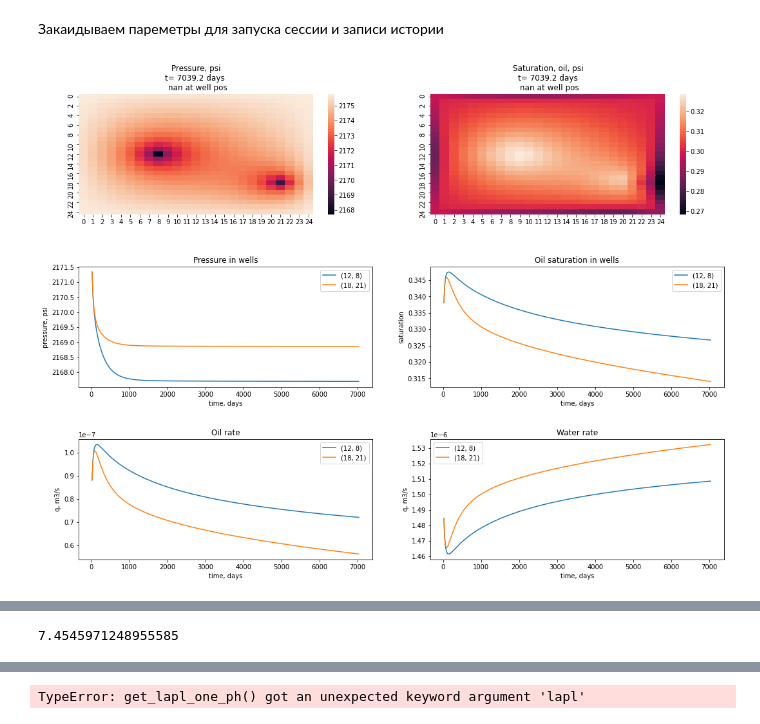
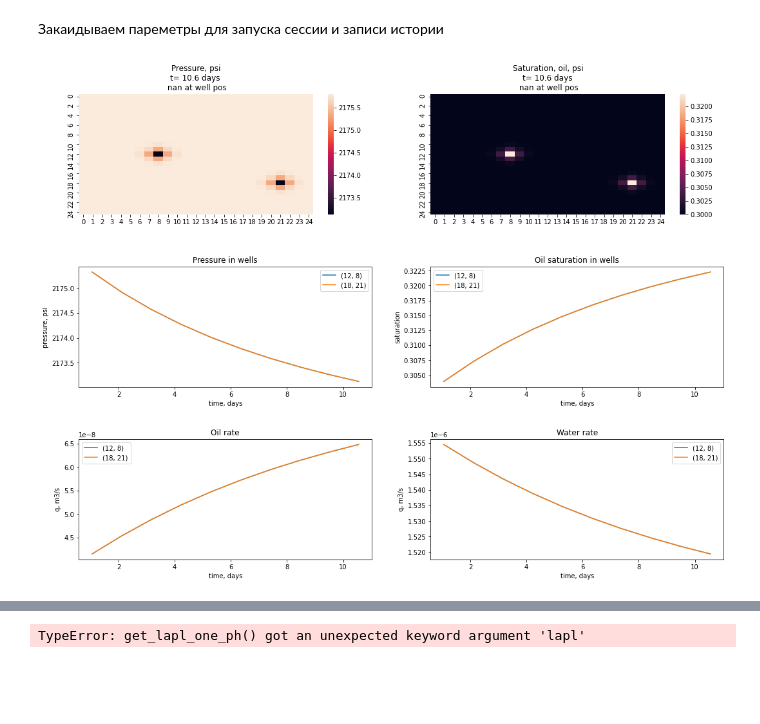
Before and after one commit to lemikhovalex/ReservoirModel, a Jupyter notebook: now_do_simple_models/06_2d_2liq_numpy.ipynb, the cells around one changed output, grey strips where cells are left out. Drawn from its saved outputs; the diff is of its cells as text; code cells hidden in the pictures; blank space fills up the shorter version.

```diff
--- a/now_do_simple_models/06_2d_2liq_numpy.ipynb
+++ b/now_do_simple_models/06_2d_2liq_numpy.ipynb
@@ -106,9 +106,3 @@ from reservoir import get_lapl_one_ph
 # %%
 lapl_w = np.zeros((prop.nx * prop.ny, prop.nx * prop.ny))
 lapl_o = np.zeros((prop.nx * prop.ny, prop.nx * prop.ny))
-# %%
-lapl_w, si_w = get_lapl_one_ph(p=p, s=s_w, ph='w', prop=prop)
-lapl_o, si_o = get_lapl_one_ph(p=p, s=s_o, ph='o', prop=prop)
-# %%
-for i in tqdm(range(9)):
-    lapl_o, si_o = get_lapl_one_ph(p=p, s=s_o, ph='o', prop=prop)
@@ -149,11 +138,11 @@ nxny_eye = np.eye(nx*ny)
 # %% [markdown]
 Закаидываем пареметры для запуска сессии и записи истории
 # %%
-n_iter = int(1e5)
+n_iter = int(5e3)
 p_ex = np.ones((nx, 1)) * p_0
 t = 0
 xs = list((np.linspace(0, nx-1, nx) + dx/2) * dx)
-plot_freq = int(5e1)
+plot_freq = int(4e1)
 times = []
 p_well_hist = {}
 s_o_well_hist = {}
@@ -167,11 +158,11 @@ for w in pos_r:
 # %%
 %%time
-for i in tqdm(range(1, n_iter)):
+for i in tqdm(n_iter):
     # gonna increase time step
     # matrixes depends on saturation
-    dt_comp_sat = (dx * dy * d *(s_o.v) * c_o + s_w.v * c_w + np.ones((nx*ny, 1)) * c_r)
-    _ = get_j_matrix(p=p, s=s_o, pos_r=pos_r, ph='o', prop=prop, j_matr=j_o)
-    _ = get_j_matrix(p=p, s=s_w, pos_r=pos_r, ph='w', prop=prop, j_matr=j_w)
+    dt_comp_sat = (dx * dy * d *s_o.v * c_o + dx * dy * d * s_w.v * c_w + np.ones((nx*ny, 1)) * c_r)
+    _ = get_j_matrix(s=s_o, p=p, pos_r=pos_r, ph='o', prop=prop, j_matr=j_o)
+    _ = get_j_matrix(s=s_w, p=p, pos_r=pos_r, ph='w', prop=prop, j_matr=j_w)
     lapl_w, si_w = get_lapl_one_ph(p=p, s=s_w, ph='w', prop=prop)
     lapl_o, si_o = get_lapl_one_ph(p=p, s=s_o, ph='o', prop=prop)
     _ = get_q_bound(p, s_w, 'w', prop, q_b=q_bound_w)
@@ -224,31 +215,31 @@ for i in tqdm(range(1, n_iter)):
         sns.heatmap(s_o.v.reshape((nx, ny)), ax=ax[0][1], cbar=True, fmt=".2f")
         ax[0][1].set_title(f'Saturation, oil, psi\nt={t: .1f} days\n nan at well pos')
 
         for w in pos_r:
             ax[1][0].plot(times, p_well_hist[w] , label=f'{w}')
             ax[1][1].plot(times, s_o_well_hist[w] , label=f'{w}')
             ax[2][0].plot(times, q_o_hist[w] , label=f'{w}')
             ax[2][1].plot(times, q_w_hist[w] , label=f'{w}')
         ax[1][0].set_xlabel('time, days')
         ax[1][0].set_ylabel('pressure, psi')
         ax[1][0].set_title('Pressure in wells')
         ax[1][0].legend()
 
         ax[1][1].set_xlabel('time, days')
         ax[1][1].set_ylabel('saturation')
         ax[1][1].set_title('Oil saturation in wells')
         ax[1][1].legend()
 
         ax[2][0].set_xlabel('time, days')
         ax[2][0].set_ylabel('q, m3/s')
         ax[2][0].set_title('Oil rate')
         ax[2][0].legend()
 
         ax[2][1].set_xlabel('time, days')
         ax[2][1].set_ylabel('q, m3/s')
         ax[2][1].set_title('Water rate')
         ax[2][1].legend()
 
         plt.show()
 # %% [output]
-[figure, old version]
+[figure, new version]
@@ -256,4 +246,0 @@ KeyboardInterrupt:
-# %%
-prop.dt / 60 / 60
-# %% [output]
-7.4545971248955585
```
Also changed, not shown: parts of 8 cells of this notebook.
